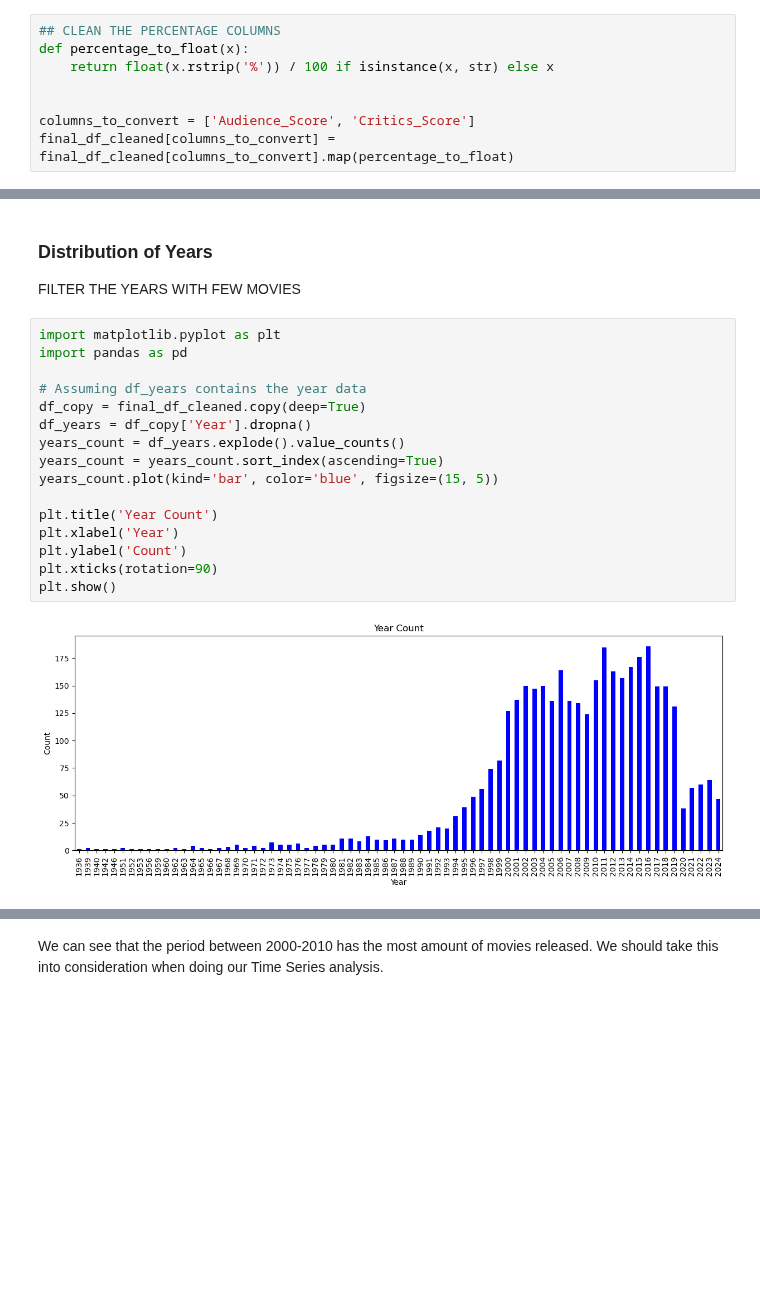
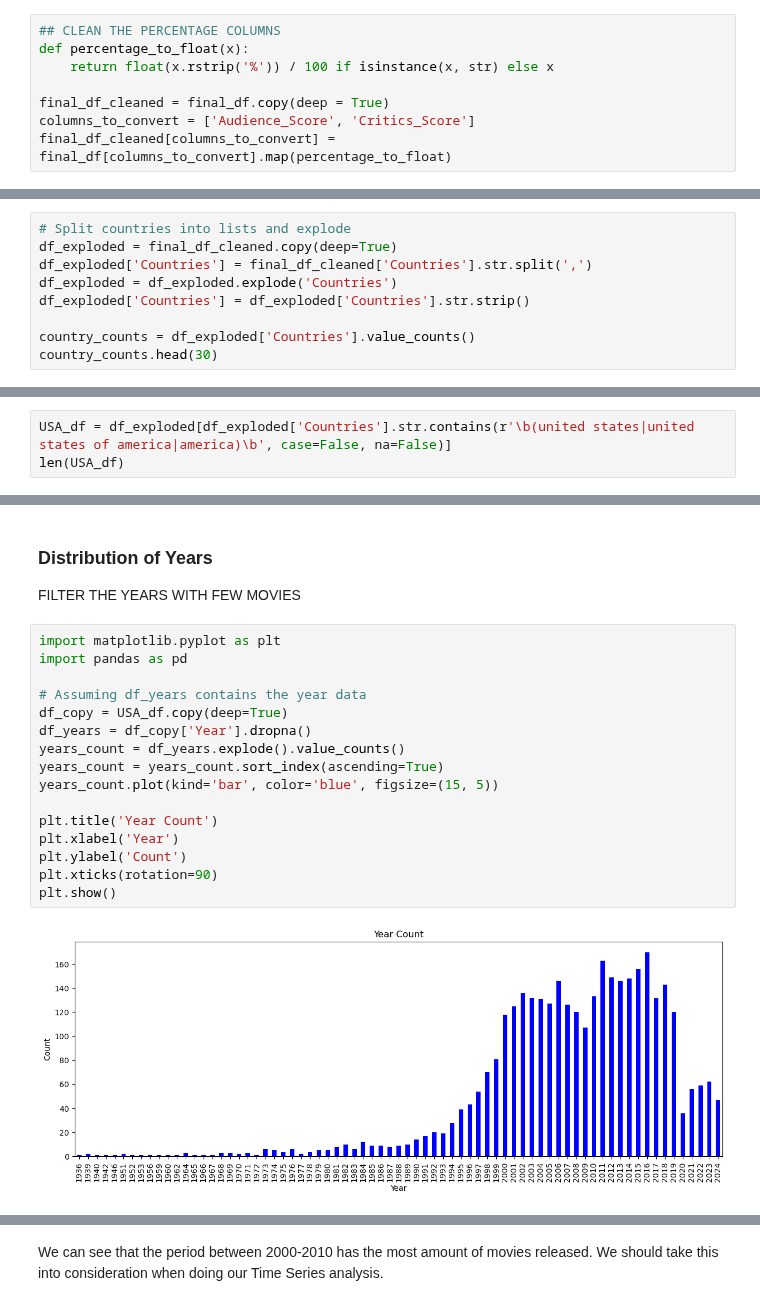
Before and after one commit to epfl-ada/ada-2024-project-thelordsofdata, a Jupyter notebook: preprocessing_final_dataset.ipynb, the cells around one changed output, grey strips where cells are left out. Drawn from its saved outputs; the diff is of its cells as text; blank space fills up the shorter version.

```diff
--- a/preprocessing_final_dataset.ipynb
+++ b/preprocessing_final_dataset.ipynb
@@ -38,9 +20,9 @@ Incorrect worldwide gross rows: 0
 def percentage_to_float(x):
     return float(x.rstrip('%')) / 100 if isinstance(x, str) else x
 
-
+final_df_cleaned = final_df.copy(deep = True)
 columns_to_convert = ['Audience_Score', 'Critics_Score']
-final_df_cleaned[columns_to_convert] = final_df_cleaned[columns_to_convert].map(percentage_to_float)
+final_df_cleaned[columns_to_convert] = final_df[columns_to_convert].map(percentage_to_float)
 # %%
 final_df_cleaned = final_df_cleaned.dropna()
 final_df_cleaned
@@ -60,0 +45,9 @@ final_df_cleaned
+# %%
+# Split countries into lists and explode
+df_exploded = final_df_cleaned.copy(deep=True)
+df_exploded['Countries'] = final_df_cleaned['Countries'].str.split(',')
+df_exploded = df_exploded.explode('Countries')
+df_exploded['Countries'] = df_exploded['Countries'].str.strip()
+
+country_counts = df_exploded['Countries'].value_counts()
+country_counts.head(30)
@@ -60,0 +72,3 @@ final_df_cleaned
+# %%
+USA_df = df_exploded[df_exploded['Countries'].str.contains(r'\b(united states|united states of america|america)\b', case=False, na=False)]
+len(USA_df)
@@ -64,21 +97,21 @@ FILTER THE YEARS WITH FEW MOVIES
 # %%
 import matplotlib.pyplot as plt
 import pandas as pd
 
 # Assuming df_years contains the year data
-df_copy = final_df_cleaned.copy(deep=True)
+df_copy = USA_df.copy(deep=True)
 df_years = df_copy['Year'].dropna()
 years_count = df_years.explode().value_counts()
 years_count = years_count.sort_index(ascending=True)
 years_count.plot(kind='bar', color='blue', figsize=(15, 5))
 
 plt.title('Year Count')
 plt.xlabel('Year')
 plt.ylabel('Count')
 plt.xticks(rotation=90)
 plt.show()
 # %% [output]
-[figure, old version]
+[figure, new version]
 # %%
 ## with filtering ..
 count_threshold = 90
```
Also changed, not shown: parts of 14 cells of this notebook, 1 other file.
